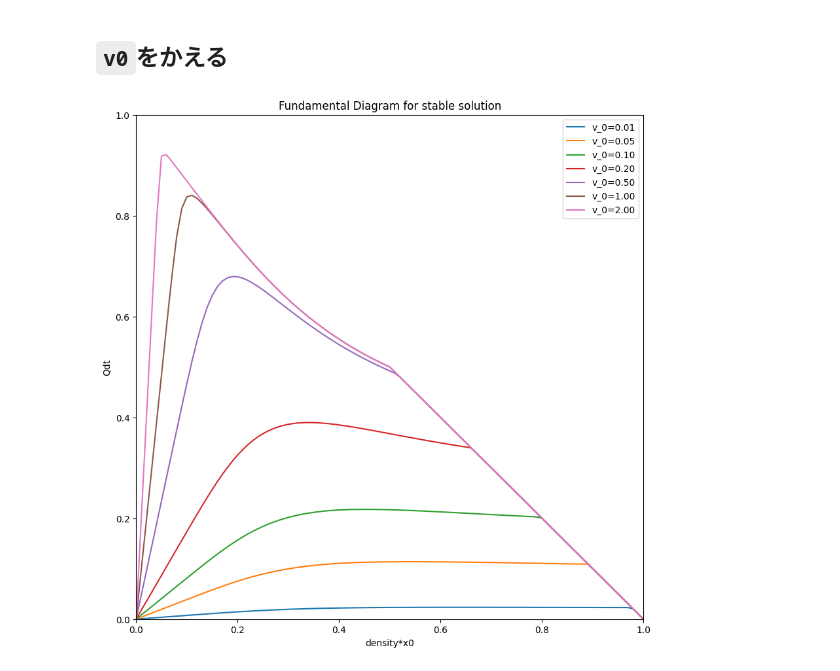
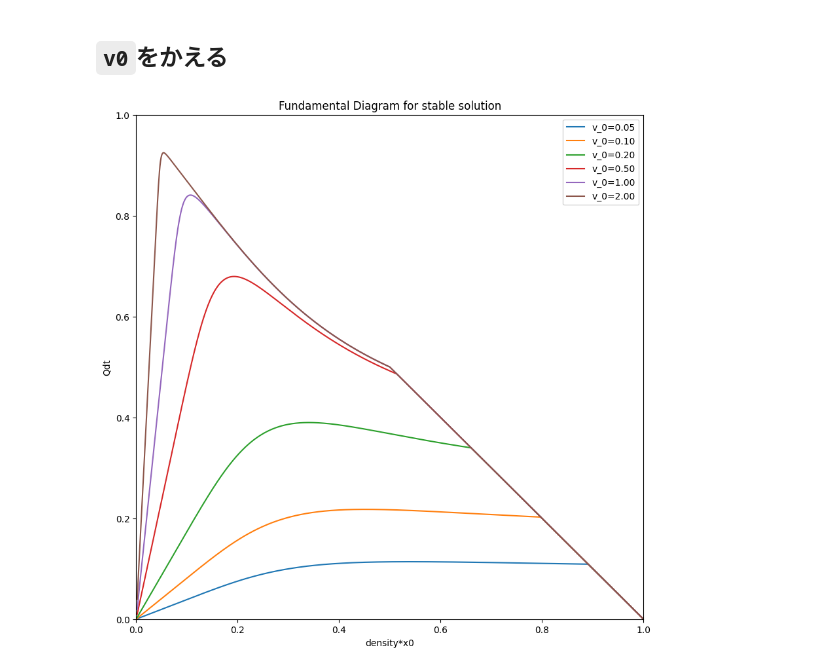
Before and after one commit to tt6-mzn/s2s-OV-model, a Jupyter notebook: ds2s-OV/012.ipynb, the cells around one changed output. Saved outputs shown, nothing was run; the diff lists cells and outputs as text; code cells hidden in the pictures.

```diff
--- a/ds2s-OV/012.ipynb
+++ b/ds2s-OV/012.ipynb
@@ -42,7 +42,7 @@ def fundamental_stable(
 	):
 	rdx = []
 	qt = []
-	for d in [0.01 * i for i in range(0, 101)]:
+	for d in [0.001 * i for i in range(0, 1001)]:
 		rdx.append(d)
 		qt.append(flow_stable(density=d/x_0, x_0=x_0, v_0=v_0, dt=dt, dx=dx))
 	return (rdx, qt)
@@ -60,7 +60,7 @@ ax.set_ylim((0, 1.0))
 ax.set_xlabel("density*x0")
 ax.set_ylabel("Qdt")
 ax.set_title("Fundamental Diagram for stable solution")
-for dt_ in [0.01, 0.1, 0.20, 0.5, 1.0, 2.0]:
+for dt_ in [0.1, 0.20, 0.5, 1.0, 2.0]:
 	density, flow = fundamental_stable(x_0=x_0, v_0=v_0, dt=dt_, dx=dx)
 	ax.plot(density, flow, label="dt={:.2f}".format(dt_))
 ax.legend()
@@ -88,14 +88,14 @@ plt.show()
 # %%
 fig, ax = plt.subplots(figsize=(10, 10))
 ax.set_xlim((0, 1.0))
 ax.set_ylim((0, 1.0))
 ax.set_xlabel("density*x0")
 ax.set_ylabel("Qdt")
 ax.set_title("Fundamental Diagram for stable solution")
-for v_0_ in [0.01, 0.05, 0.1, 0.2, 0.5, 1.0, 2.0]:
+for v_0_ in [0.05, 0.1, 0.2, 0.5, 1.0, 2.0]:
 	density, flow = fundamental_stable(x_0=x_0, v_0=v_0_, dt=dt, dx=dx)
 	ax.plot(density, flow, label="v_0={:.2f}".format(v_0_))
 ax.legend()
 plt.show()
 # %% [output]
-[figure, old version]
+[figure, new version]
```
Also changed, not shown: parts of 3 cells of this notebook.
